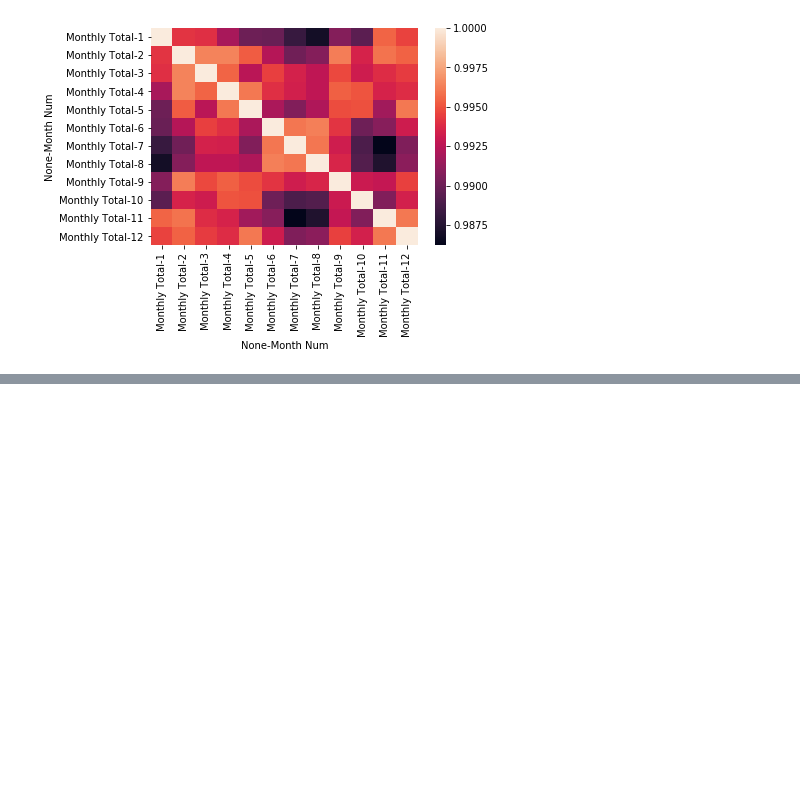
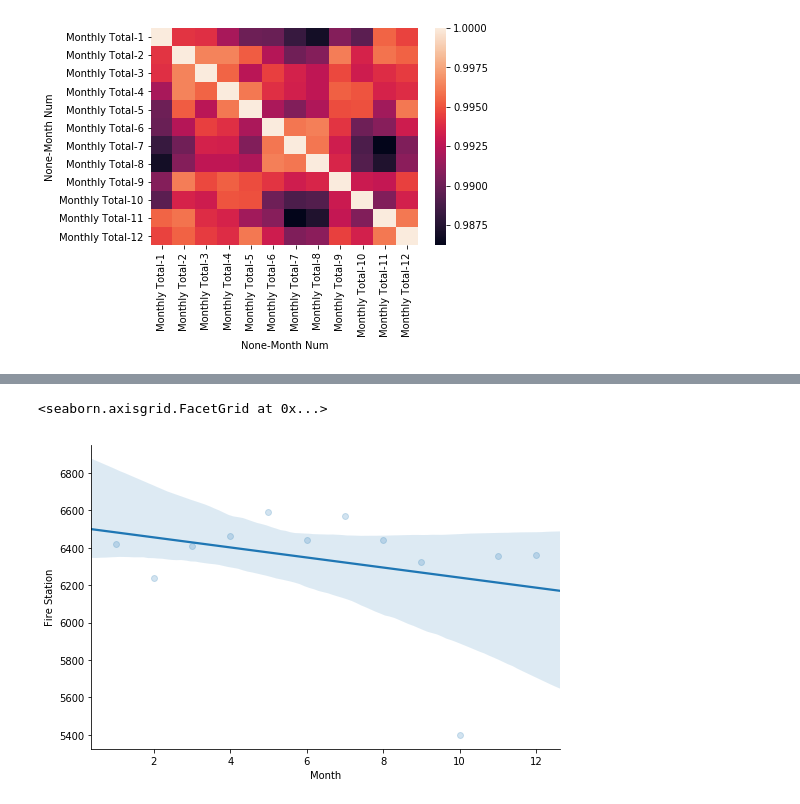
Before and after one commit to peoplecure/aap, a Jupyter notebook: assignments/8.ipynb, the cells around one changed output, grey strips where cells are left out. Cells and saved outputs as stored; diff of their text form; code cells hidden in the pictures; blank space fills up the shorter version.

```diff
--- a/assignments/8.ipynb
+++ b/assignments/8.ipynb
@@ -718,0 +764,12 @@ sns.heatmap(FMS.corr())
+# %%
+df = pd.read_csv("../data/MCFRS_Incidents_by_Station.csv")
+months = df.groupby('Month Num').agg('count')
+months['Month'] = months.index
+
+sns.lmplot(x='Month', y='Fire Station', data=months, aspect=1.5, scatter_kws={'alpha':0.2})
+
+
+# We see the dip in October that I was talking about earlier.
+# %% [output]
+<seaborn.axisgrid.FacetGrid at 0x...>
+[figure, added]
```
Also changed, not shown: parts of 16 cells of this notebook, 33 other files.
